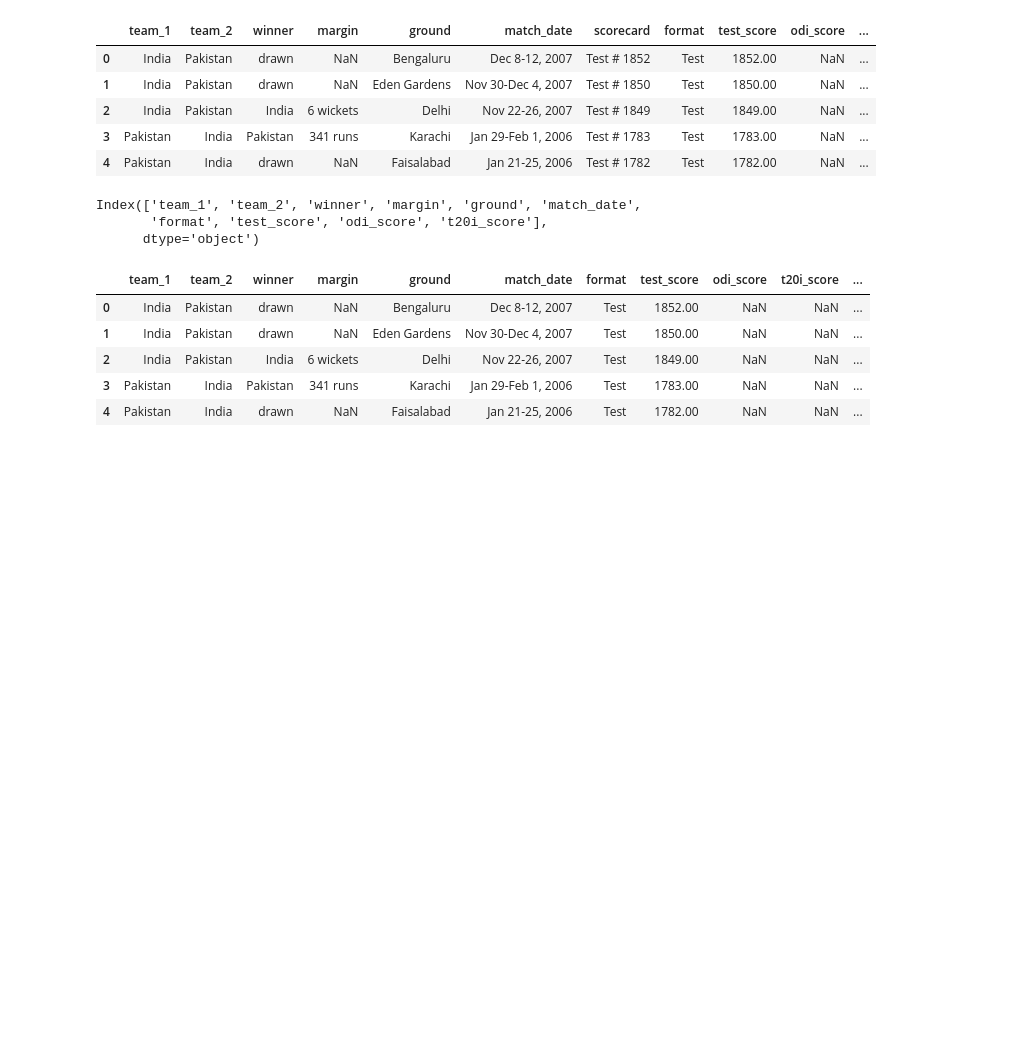
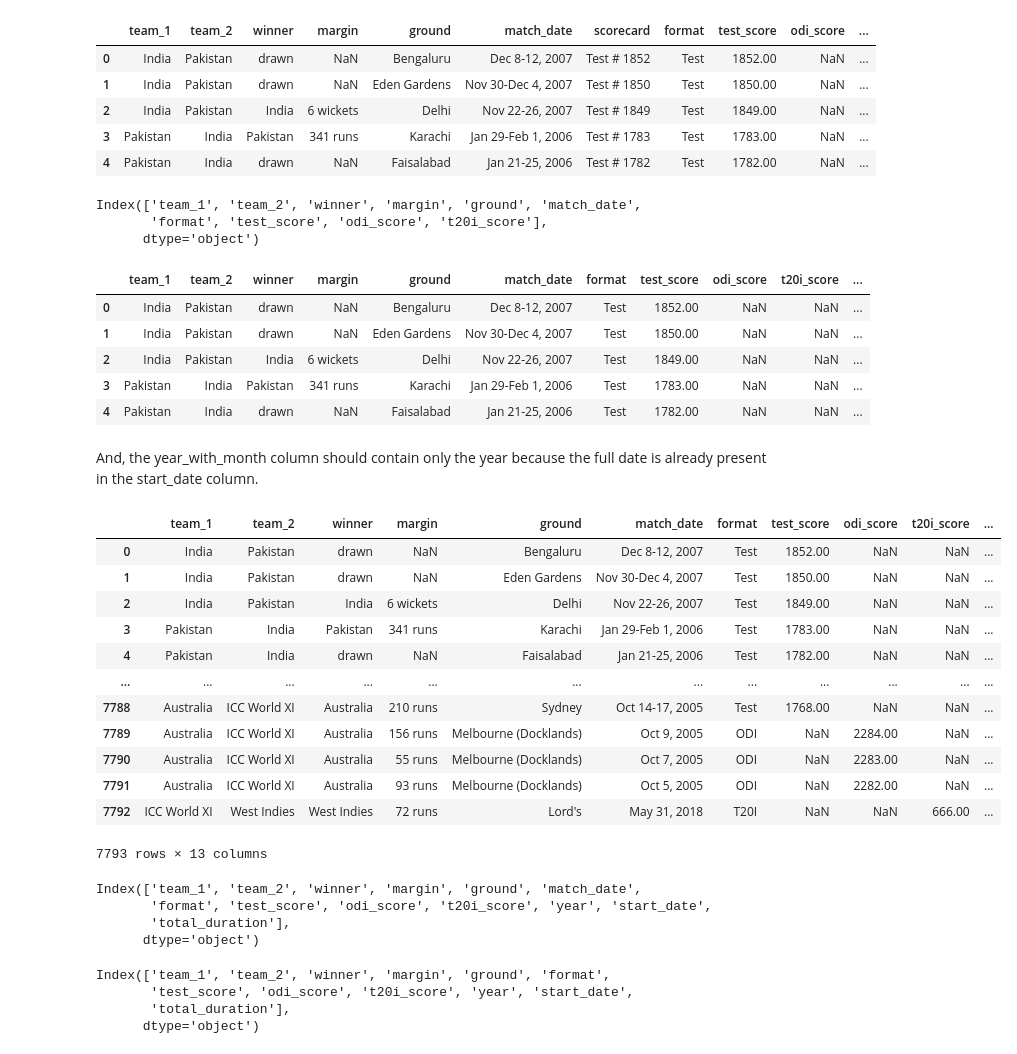
Before and after one commit to RussDai/Projects, a Jupyter notebook: 02_Data_Visuallization/01_Test_Nations_Data_Analysis/src/data_cleaning.ipynb, the cells around one changed output. Saved outputs shown, nothing was run; the diff lists cells and outputs as text; code cells hidden in the pictures; blank space fills up the shorter version.

Commit message:
updated some helper functions and done some data cleaning, data engineering in Cricket data analysis project

```diff
--- a/02_Data_Visuallization/01_Test_Nations_Data_Analysis/src/data.engineering.ipynb
+++ b/02_Data_Visuallization/01_Test_Nations_Data_Analysis/src/data_cleaning.ipynb
@@ -346,3 +346,23 @@ data.head()
 | 2 | India | Pakistan | India | 6 wickets | Delhi | Nov 22-26, 2007 | Test | 1849.00 | NaN | NaN | ... |
 | 3 | Pakistan | India | Pakistan | 341 runs | Karachi | Jan 29-Feb 1, 2006 | Test | 1783.00 | NaN | NaN | ... |
 | 4 | Pakistan | India | drawn | NaN | Faisalabad | Jan 21-25, 2006 | Test | 1782.00 | NaN | NaN | ... |
+# %% [markdown]
+And, the year_with_month column should contain only the year because the full date is already present in the start_date column.
+# %%
+data["year_with_month"]= data["year_with_month"].str.split("-", expand= True)[0]
+# %%
+data
+# %% [output]
+|  | team_1 | team_2 | winner | margin | ground | match_date | format | test_score | odi_score | t20i_score | ... |
+| 0 | India | Pakistan | drawn | NaN | Bengaluru | Dec 8-12, 2007 | Test | 1852.00 | NaN | NaN | ... |
+| 1 | India | Pakistan | drawn | NaN | Eden Gardens | Nov 30-Dec 4, 2007 | Test | 1850.00 | NaN | NaN | ... |
+| 2 | India | Pakistan | India | 6 wickets | Delhi | Nov 22-26, 2007 | Test | 1849.00 | NaN | NaN | ... |
+| 3 | Pakistan | India | Pakistan | 341 runs | Karachi | Jan 29-Feb 1, 2006 | Test | 1783.00 | NaN | NaN | ... |
+| 4 | Pakistan | India | drawn | NaN | Faisalabad | Jan 21-25, 2006 | Test | 1782.00 | NaN | NaN | ... |
+| ... | ... | ... | ... | ... | ... | ... | ... | ... | ... | ... | ... |
+| 7788 | Australia | ICC World XI | Australia | 210 runs | Sydney | Oct 14-17, 2005 | Test | 1768.00 | NaN | NaN | ... |
+| 7789 | Australia | ICC World XI | Australia | 156 runs | Melbourne (Docklands) | Oct 9, 2005 | ODI | NaN | 2284.00 | NaN | ... |
+| 7790 | Australia | ICC World XI | Australia | 55 runs | Melbourne (Docklands) | Oct 7, 2005 | ODI | NaN | 2283.00 | NaN | ... |
+| 7791 | Australia | ICC World XI | Australia | 93 runs | Melbourne (Docklands) | Oct 5, 2005 | ODI | NaN | 2282.00 | NaN | ... |
+| 7792 | ICC World XI | West Indies | West Indies | 72 runs | Lord's | May 31, 2018 | T20I | NaN | NaN | 666.00 | ... |
+7793 rows × 13 columns
@@ -348,0 +372,7 @@ data.head()
+# %%
+data.columns
+# %% [output]
+Index(['team_1', 'team_2', 'winner', 'margin', 'ground', 'match_date',
+       'format', 'test_score', 'odi_score', 't20i_score', 'year', 'start_date',
+       'total_duration'],
+      dtype='object')
@@ -348,0 +382,7 @@ data.head()
+# %%
+data.columns
+# %% [output]
+Index(['team_1', 'team_2', 'winner', 'margin', 'ground', 'format',
+       'test_score', 'odi_score', 't20i_score', 'year', 'start_date',
+       'total_duration'],
+      dtype='object')
```
Also changed, not shown: parts of 16 cells of this notebook, 2 other files.
